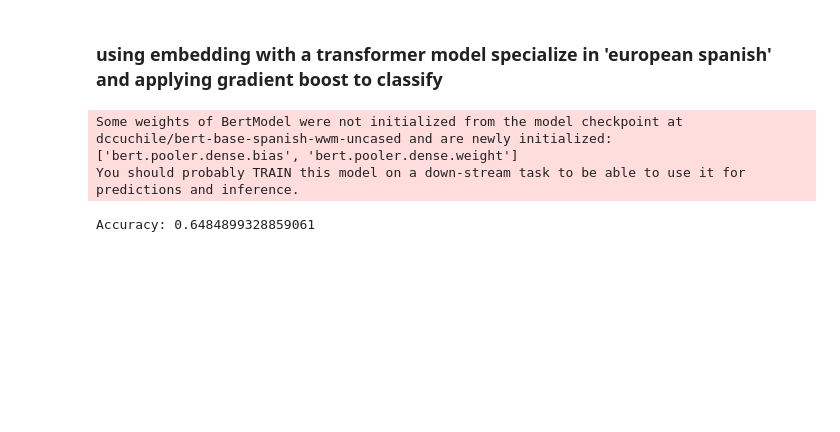
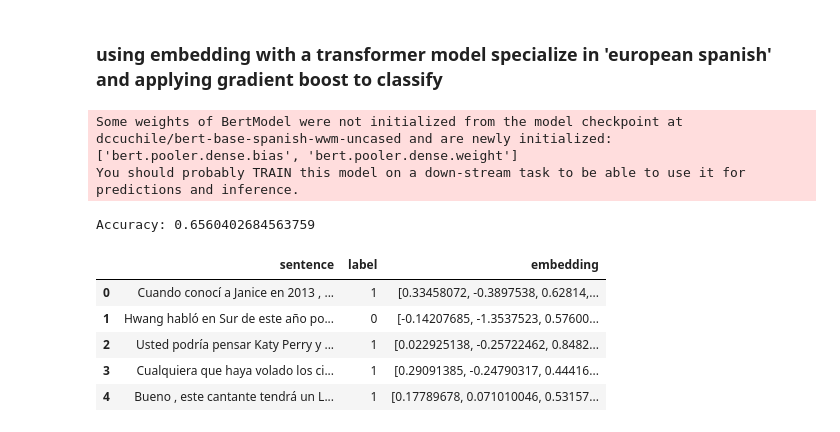
Before and after one commit to lilimanz/project-nlp, a Jupyter notebook: nlp-withoutpreprocessing.ipynb, the cells around one changed output. Saved outputs shown, nothing was run; the diff lists cells and outputs as text; code cells hidden in the pictures; blank space fills up the shorter version.

```diff
--- a/nlp-withoutpreprocessing.ipynb
+++ b/nlp-withoutpreprocessing.ipynb
@@ -223,7 +185,7 @@ y = data_2['label'].values
 X_train, X_test, y_train, y_test = train_test_split(X, y, test_size=0.2, random_state=42)
 
 # Initialize the classifier
-gbc = GradientBoostingClassifier()
+gbc = GradientBoostingClassifier(learning_rate=0.01, max_depth=3, max_features='log2', min_samples_leaf=1, min_samples_split=10, n_estimators=300, subsample=0.8)
 
 # Train the classifier
 gbc.fit(X_train, y_train)
@@ -237,5 +199,14 @@ print(f"Accuracy: {accuracy}")
 # %% [output]
 Some weights of BertModel were not initialized from the model checkpoint at dccuchile/bert-base-spanish-wwm-uncased and are newly initialized: ['bert.pooler.dense.bias', 'bert.pooler.dense.weight']
 You should probably TRAIN this model on a down-stream task to be able to use it for predictions and inference.
-Accuracy: 0.6484899328859061
+Accuracy: 0.6560402684563759
+# %%
+data_2.head()
+# %% [output]
+|  | sentence | label | embedding |
+| 0 | Cuando conocí a Janice en 2013 , ... | 1 | [0.33458072, -0.3897538, 0.62814,... |
+| 1 | Hwang habló en Sur de este año po... | 0 | [-0.14207685, -1.3537523, 0.57600... |
+| 2 | Usted podría pensar Katy Perry y ... | 1 | [0.022925138, -0.25722462, 0.8482... |
+| 3 | Cualquiera que haya volado los ci... | 1 | [0.29091385, -0.24790317, 0.44416... |
+| 4 | Bueno , este cantante tendrá un L... | 1 | [0.17789678, 0.071010046, 0.53157... |
 # %%
```
Also changed, not shown: parts of 15 cells of this notebook, 7 other files.
